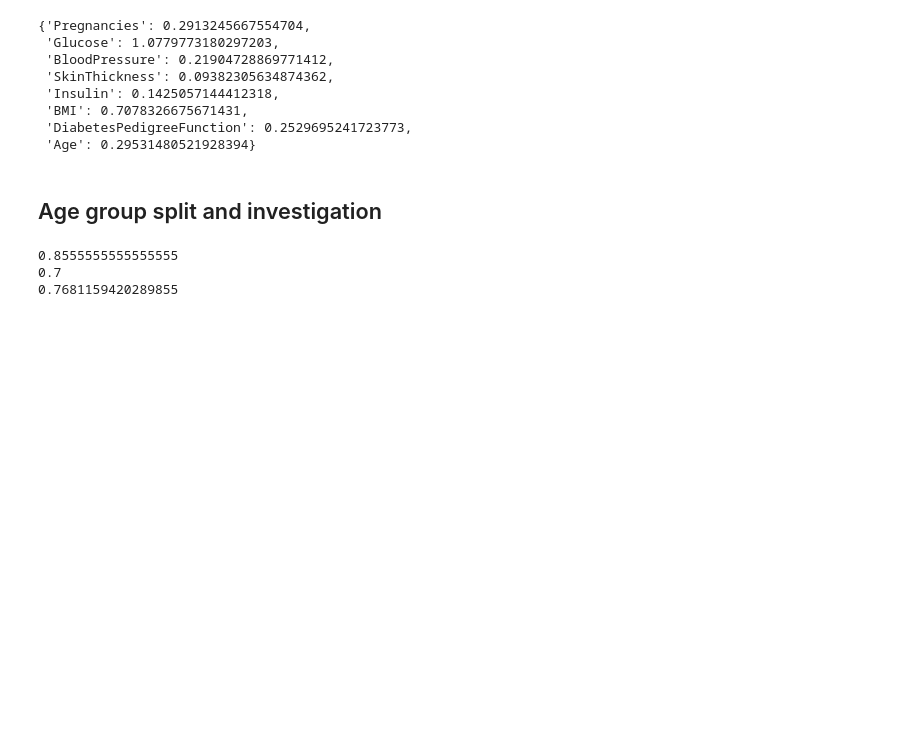
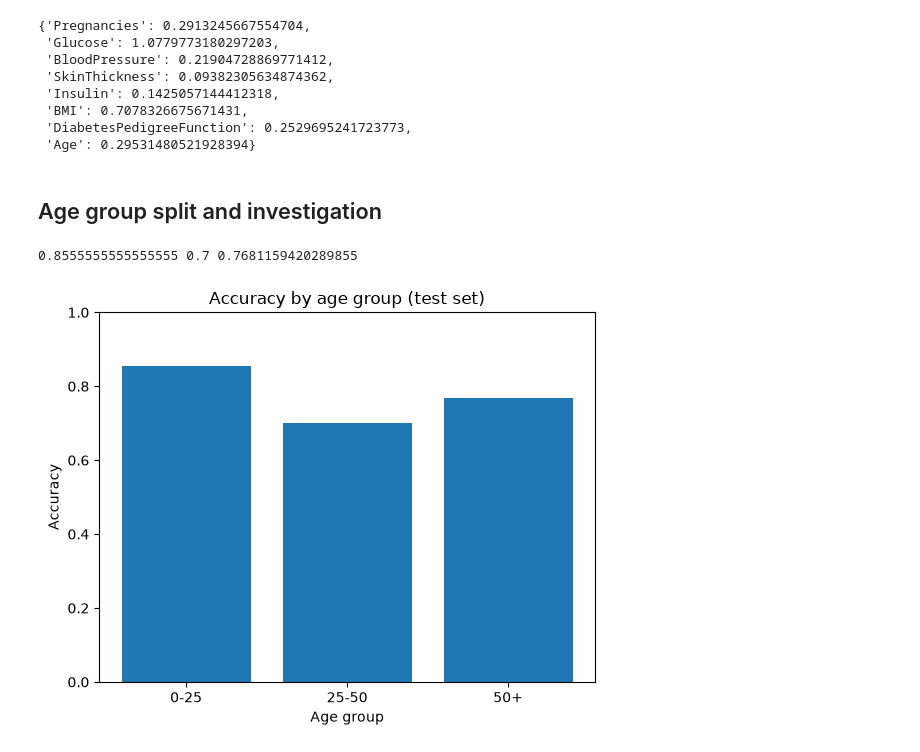
Before and after one commit to sakisv/msc_dws, a Jupyter notebook: 101-MachineLearning/01-SupervisedLearning/ML Project Template.ipynb, the cells around one changed output. Cells and saved outputs as stored; diff of their text form; code cells hidden in the pictures; blank space fills up the shorter version.

Commit message:
Add accuracy diagram for age groups

```diff
--- a/101-MachineLearning/01-SupervisedLearning/ML Project Template.ipynb
+++ b/101-MachineLearning/01-SupervisedLearning/ML Project Template.ipynb
@@ -264,7 +264,16 @@ middle_accuracy = accuracy_score(y_test[middle_mask], middle_predict)
 # old age
 old_predict = model.predict(x_test[old_mask])
 old_accuracy = accuracy_score(y_test[old_mask], old_predict)
+
+print(young_accuracy, middle_accuracy, old_accuracy)
 # %% [output]
-0.8555555555555555
-0.7
-0.7681159420289855
+0.8555555555555555 0.7 0.7681159420289855
+# %%
+plt.bar(["0-25", "25-50", "50+"], [young_accuracy, middle_accuracy, old_accuracy])
+plt.ylabel('Accuracy')
+plt.xlabel('Age group')
+plt.ylim(0, 1)
+plt.title('Accuracy by age group (test set)')
+plt.show()
+# %% [output]
+[figure, added]
```
